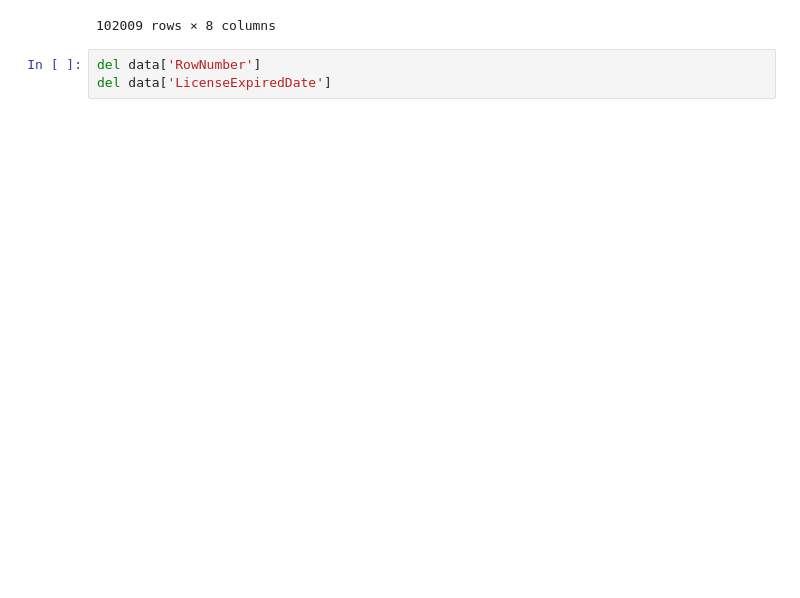
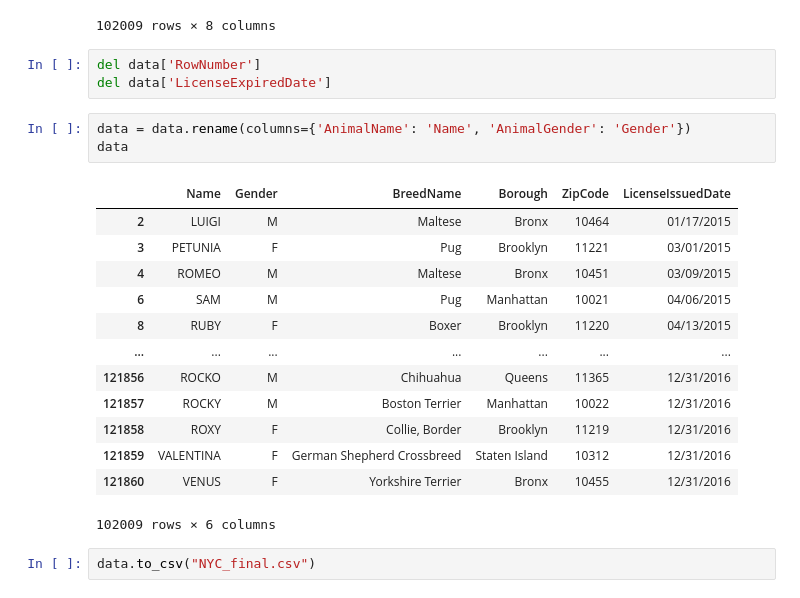
Before and after one commit to anikraze/no_dog_etl, a Jupyter notebook: new_york_jp.ipynb, the cells around one changed output. Drawn from its saved outputs; the diff is of its cells as text; blank space fills up the shorter version.

Commit message:
Renamed columns, finalized csv
Renamed AnimalName and AnimalGender, created final nyc csv.

```diff
--- a/new_york_jp.ipynb
+++ b/new_york_jp.ipynb
@@ -138,3 +138,22 @@ data
 # %%
 del data['RowNumber']
 del data['LicenseExpiredDate']
+# %%
+data = data.rename(columns={'AnimalName': 'Name', 'AnimalGender': 'Gender'})
+data
+# %% [output]
+|  | Name | Gender | BreedName | Borough | ZipCode | LicenseIssuedDate |
+| 2 | LUIGI | M | Maltese | Bronx | 10464 | 01/17/2015 |
+| 3 | PETUNIA | F | Pug | Brooklyn | 11221 | 03/01/2015 |
+| 4 | ROMEO | M | Maltese | Bronx | 10451 | 03/09/2015 |
+| 6 | SAM | M | Pug | Manhattan | 10021 | 04/06/2015 |
+| 8 | RUBY | F | Boxer | Brooklyn | 11220 | 04/13/2015 |
+| ... | ... | ... | ... | ... | ... | ... |
+| 121856 | ROCKO | M | Chihuahua | Queens | 11365 | 12/31/2016 |
+| 121857 | ROCKY | M | Boston Terrier | Manhattan | 10022 | 12/31/2016 |
+| 121858 | ROXY | F | Collie, Border | Brooklyn | 11219 | 12/31/2016 |
+| 121859 | VALENTINA | F | German Shepherd Crossbreed | Staten Island | 10312 | 12/31/2016 |
+| 121860 | VENUS | F | Yorkshire Terrier | Bronx | 10455 | 12/31/2016 |
+102009 rows × 6 columns
+# %%
+data.to_csv("NYC_final.csv")
```
